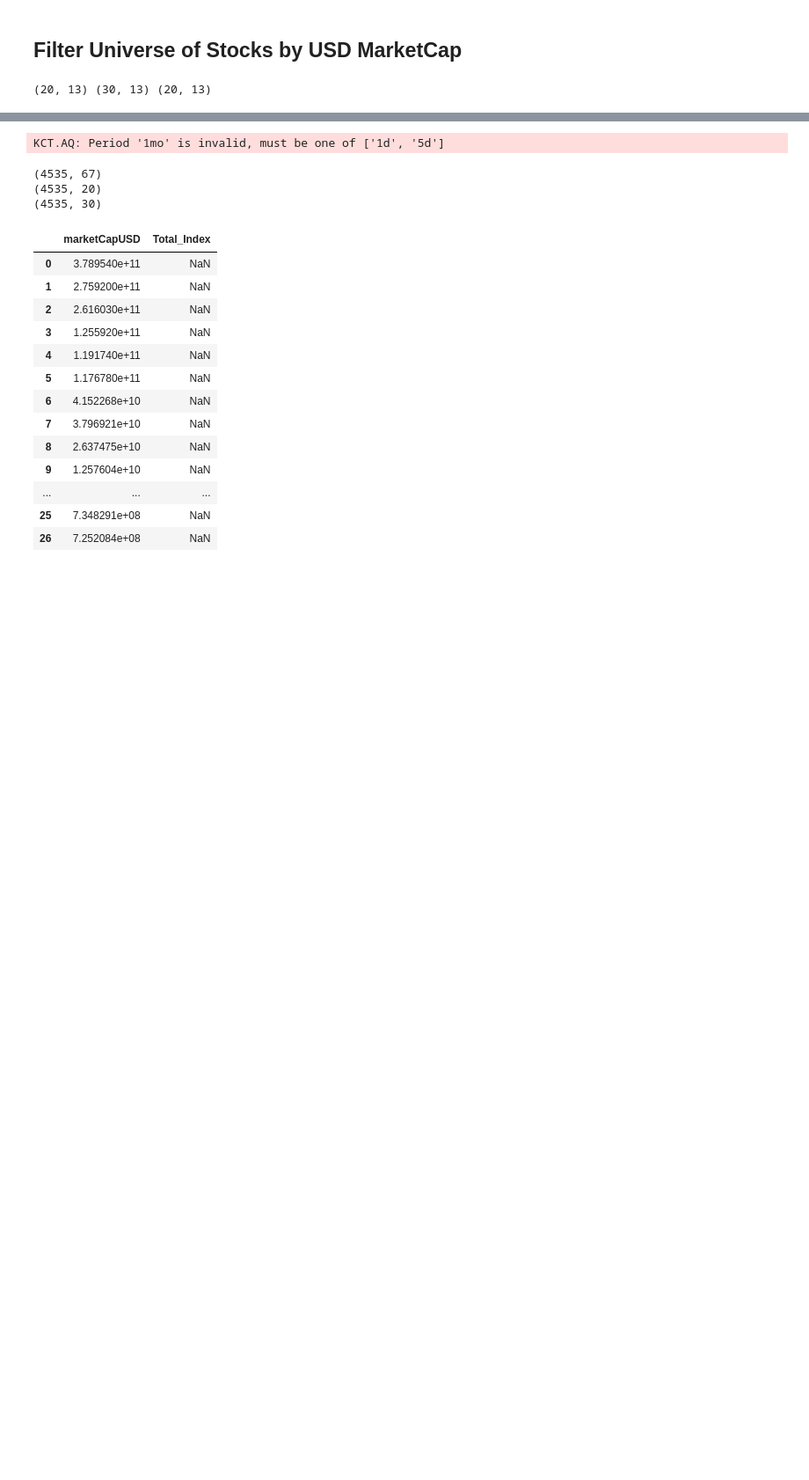
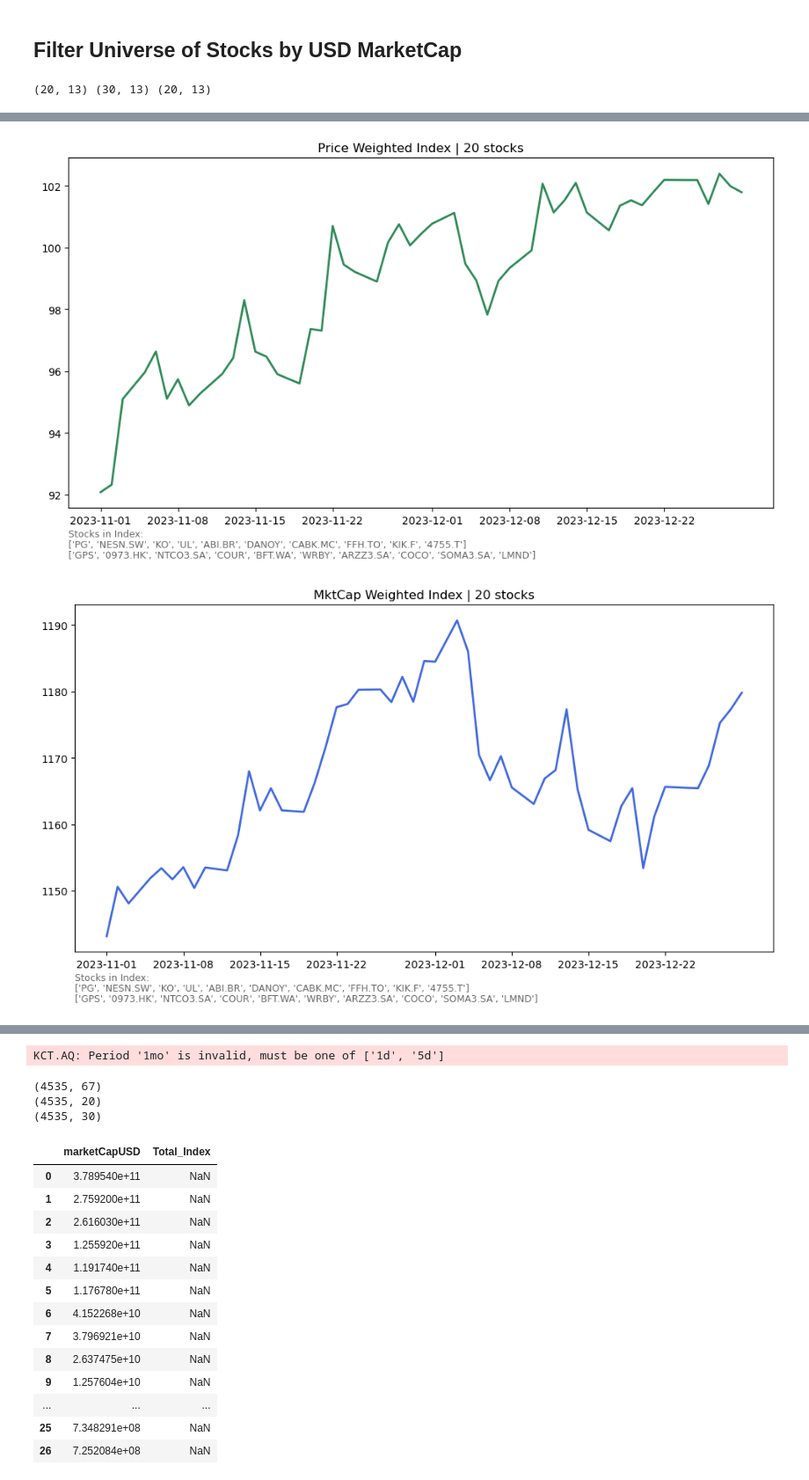
Before and after one commit to apenake/Certified_B_Corp_Index, a Jupyter notebook: Public B Corp Index with Currency Conversion.ipynb, the cells around one changed output, grey strips where cells are left out. Shown at 88% size. Drawn from its saved outputs; the diff is of its cells as text; code cells hidden in the pictures; blank space fills up the shorter version.

Commit message:
Added PW and MktCap Index Calculations

```diff
--- a/Public B Corp Index with Currency Conversion.ipynb
+++ b/Public B Corp Index with Currency Conversion.ipynb
@@ -763,6 +473,0 @@ daily_info_usd, daily_px_USD, daily_MC_USD = get_df_in_USD(daily_price_MC_usd_al
-# %%
-def calc_px_weighted_index(df):
-    # Fill in missing days:
-    pw_index = df.ffill()
-    n, m = pw_index.shape
-    pw_index['Index'] = pw_index.iloc[:,0:m].sum(axis=1)
@@ -778,0 +807,6 @@ calc_px_weighted_index(daily_px_USD)
+# %%
+price_wgt_index = calc_px_weighted_index(daily_px_USD)
+mktcap_wgt_index = calc_MC_weighted_index (daily_MC_USD)
+# %% [output]
+[figure, added]
+[figure, added]
```
Also changed, not shown: parts of 64 cells of this notebook.
